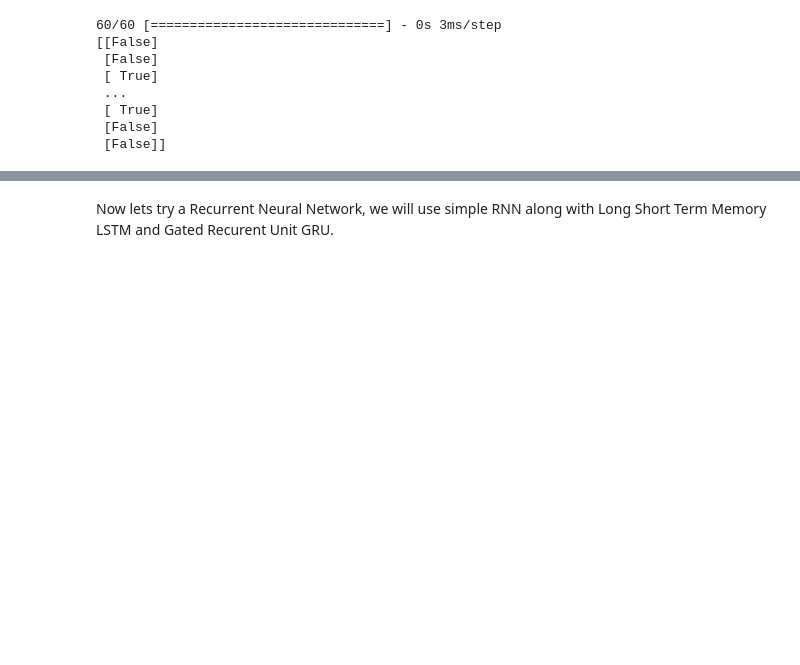
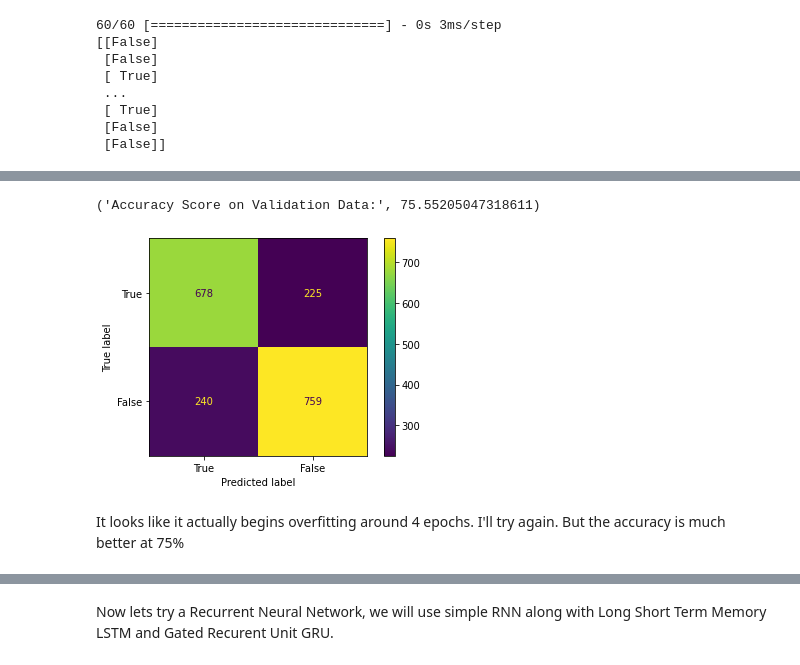
Before and after one commit to phmorris610/cs39aa_project, a Jupyter notebook: project_part3.ipynb, the cells around one changed output, grey strips where cells are left out. Cells and saved outputs as stored; diff of their text form; code cells hidden in the pictures; blank space fills up the shorter version.

```diff
--- a/project_part3.ipynb
+++ b/project_part3.ipynb
@@ -635,0 +519,7 @@ After using a Neural Net with the same parameters, we can see a fairly sizeable
+# %%
+y_pred_lem = classifier.predict(Xtfval_tensor_lem)
+y_pred_lem = (y_pred_lem > 0.5)
+cm = ConfusionMatrixDisplay(confusion_matrix(y_val_lem, y_pred_lem), display_labels=['True', 'False'])
+cm.plot()
+'Accuracy Score on Validation Data:', accuracy_score(y_val_lem, y_pred_lem)*100
+# %% [output]
@@ -635,0 +527,4 @@ After using a Neural Net with the same parameters, we can see a fairly sizeable
+('Accuracy Score on Validation Data:', 75.55205047318611)
+[figure, added]
+# %% [markdown]
+It looks like it actually begins overfitting around 4 epochs. I'll try again. But the accuracy is much better at 75%
```
Also changed, not shown: parts of 51 cells of this notebook.
